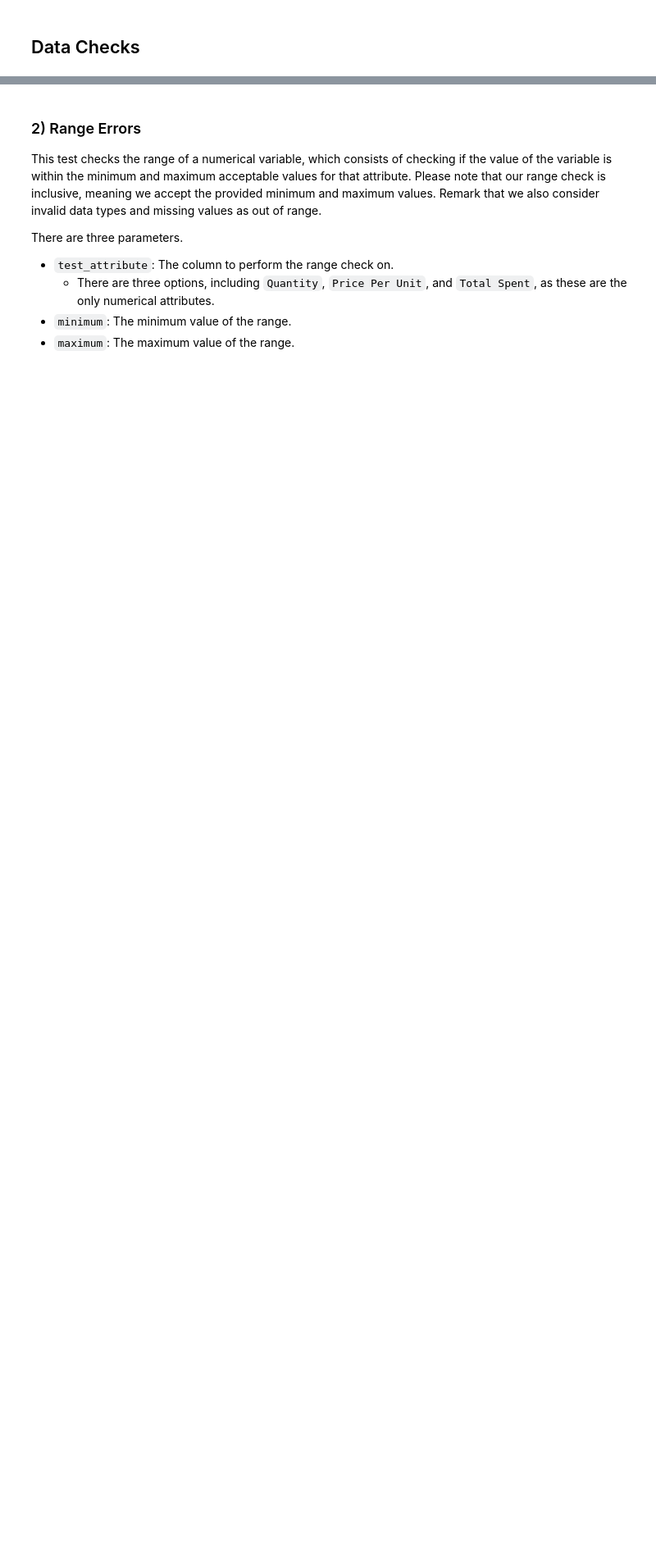
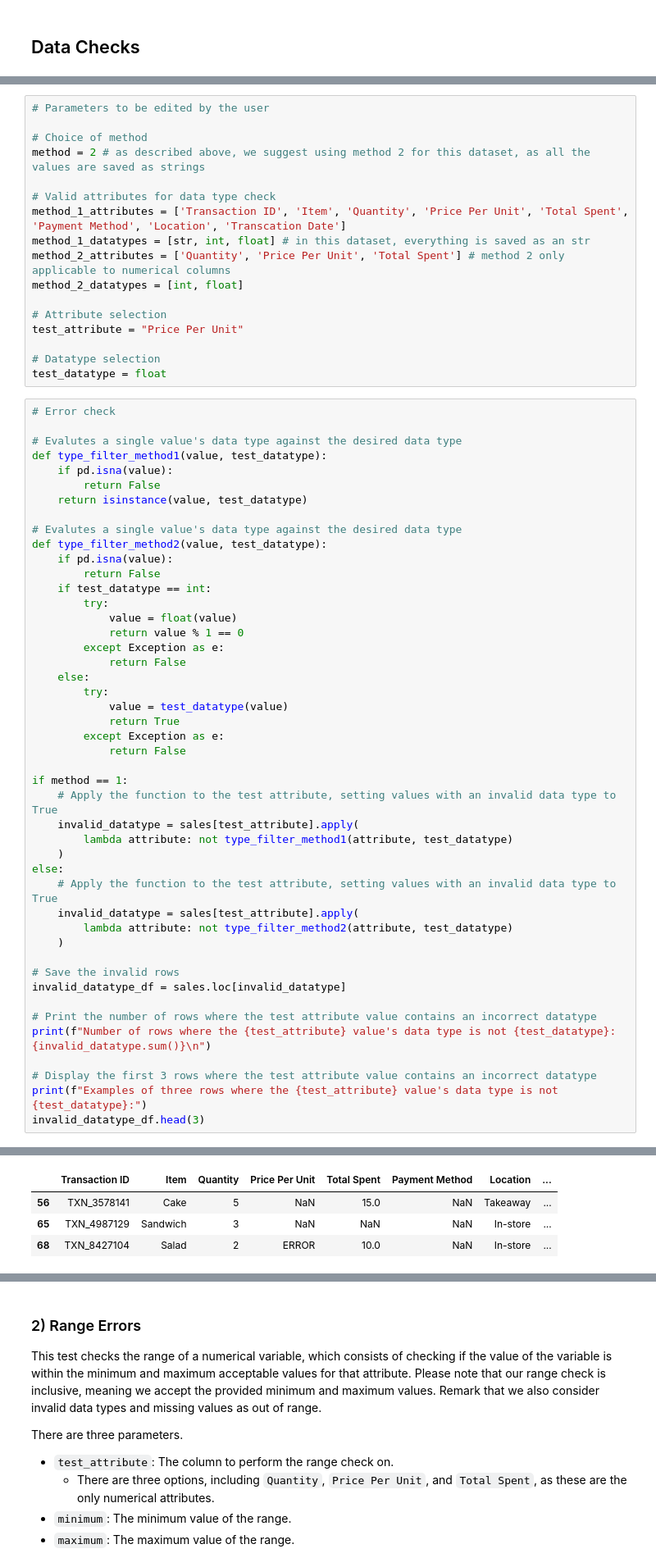
Before and after one commit to Natasa127/CSI4142-A2, a Jupyter notebook: Validity.ipynb, the cells around one changed output, grey strips where cells are left out. Shown: that part at 82% size. Drawn from its saved outputs; the diff is of its cells as text; blank space fills up the shorter version.

```diff
--- a/Validity.ipynb
+++ b/Validity.ipynb
@@ -118,0 +111,64 @@ TABLE HERE
+# %%
+# Parameters to be edited by the user
+
+# Choice of method
+method = 2 # as described above, we suggest using method 2 for this dataset, as all the values are saved as strings
+
+# Valid attributes for data type check
+method_1_attributes = ['Transaction ID', 'Item', 'Quantity', 'Price Per Unit', 'Total Spent', 'Payment Method', 'Location', 'Transcation Date']
+method_1_datatypes = [str, int, float] # in this dataset, everything is saved as an str
+method_2_attributes = ['Quantity', 'Price Per Unit', 'Total Spent'] # method 2 only applicable to numerical columns
+method_2_datatypes = [int, float]
+
+# Attribute selection
+test_attribute = "Price Per Unit"
+
+# Datatype selection
+test_datatype = float
+# %%
+# Error check
+
+# Evalutes a single value's data type against the desired data type
+def type_filter_method1(value, test_datatype):
+    if pd.isna(value):
+        return False
+    return isinstance(value, test_datatype)
+
+# Evalutes a single value's data type against the desired data type
+def type_filter_method2(value, test_datatype):
+    if pd.isna(value):
+        return False
+    if test_datatype == int:
+        try:
+            value = float(value)
+            return value % 1 == 0
+        except Exception as e:
+            return False
+    else:
+        try:
+            value = test_datatype(value)
+            return True
+        except Exception as e:
+            return False
+
+if method == 1:
+    # Apply the function to the test attribute, setting values with an invalid data type to True
+    invalid_datatype = sales[test_attribute].apply(
+        lambda attribute: not type_filter_method1(attribute, test_datatype)
+    )
+else:
+    # Apply the function to the test attribute, setting values with an invalid data type to True
+    invalid_datatype = sales[test_attribute].apply(
+        lambda attribute: not type_filter_method2(attribute, test_datatype)
+    )
+
+# Save the invalid rows
+invalid_datatype_df = sales.loc[invalid_datatype]
+
+# Print the number of rows where the test attribute value contains an incorrect datatype
+print(f"Number of rows where the {test_attribute} value's data type is not {test_datatype}: {invalid_datatype.sum()}\n")
+
+# Display the first 3 rows where the test attribute value contains an incorrect datatype
+print(f"Examples of three rows where the {test_attribute} value's data type is not {test_datatype}:")
+invalid_datatype_df.head(3)
+# %% [output]
@@ -118,0 +178,4 @@ TABLE HERE
+|  | Transaction ID | Item | Quantity | Price Per Unit | Total Spent | Payment Method | Location | ... |
+| 56 | TXN_3578141 | Cake | 5 | NaN | 15.0 | NaN | Takeaway | ... |
+| 65 | TXN_4987129 | Sandwich | 3 | NaN | NaN | NaN | In-store | ... |
+| 68 | TXN_8427104 | Salad | 2 | ERROR | 10.0 | NaN | In-store | ... |
```
Also changed, not shown: parts of 22 cells of this notebook, 1 other file.
